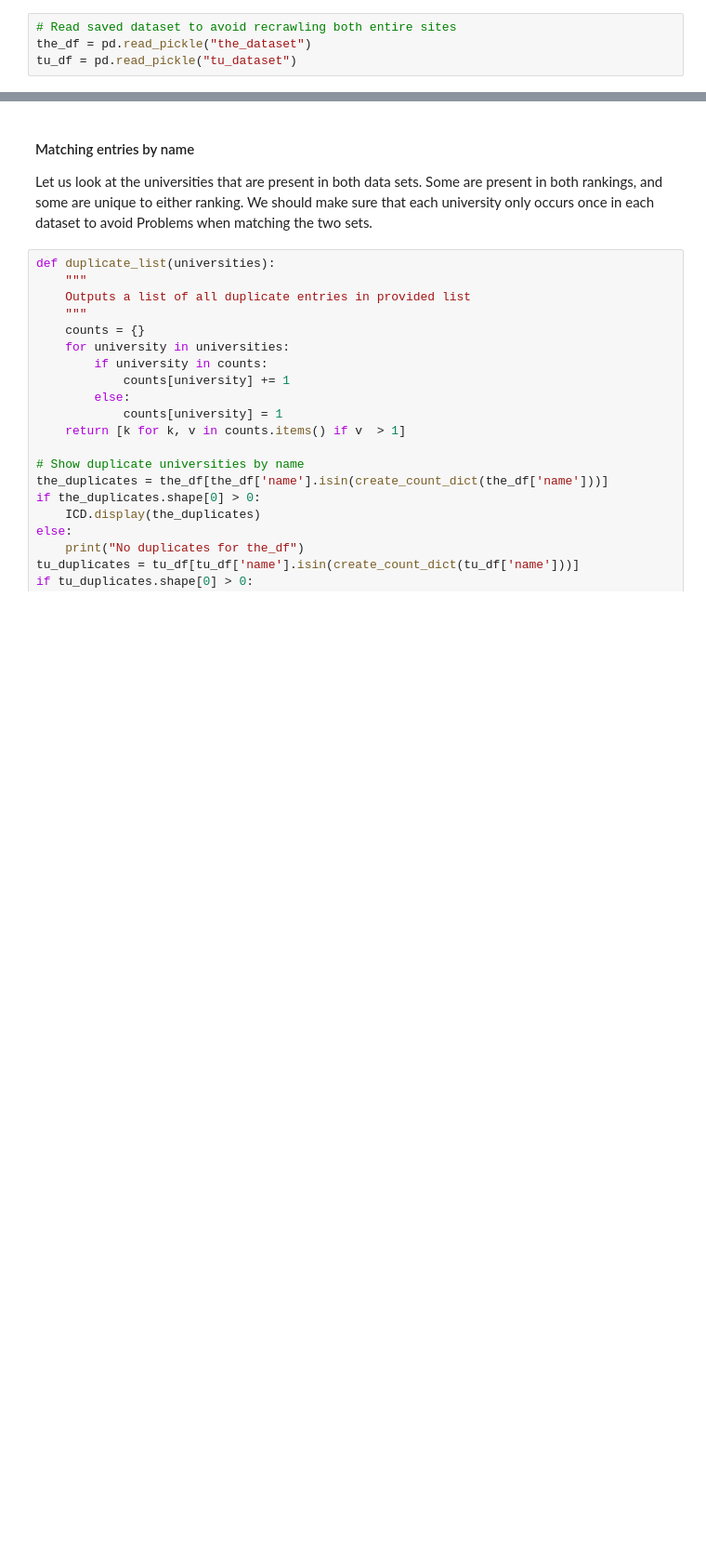
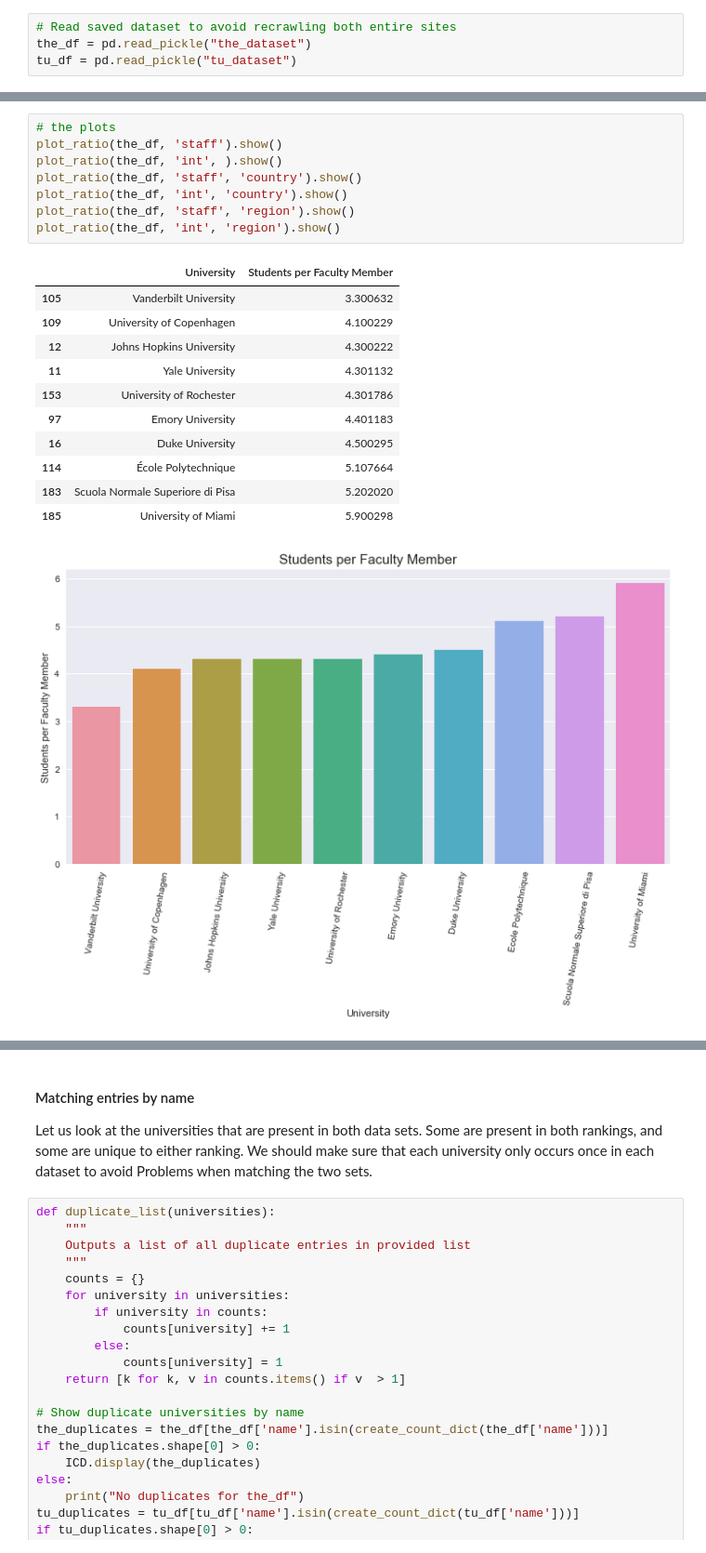
Before and after one commit to zenhaeus/cs-401, a Jupyter notebook: 02 - Data from the Web/Homework 2.ipynb, the cells around one changed output, grey strips where cells are left out. Shown at 93% size. Cells and saved outputs as stored; diff of their text form; blank space fills up the shorter version.

```diff
--- a/02 - Data from the Web/Homework 2.ipynb
+++ b/02 - Data from the Web/Homework 2.ipynb
@@ -237,0 +333,21 @@ tu_df = pd.read_pickle("tu_dataset")
+# %%
+# the plots
+plot_ratio(the_df, 'staff').show()
+plot_ratio(the_df, 'int', ).show()
+plot_ratio(the_df, 'staff', 'country').show()
+plot_ratio(the_df, 'int', 'country').show()
+plot_ratio(the_df, 'staff', 'region').show()
+plot_ratio(the_df, 'int', 'region').show()
+# %% [output]
+|  | University | Students per Faculty Member |
+| 105 | Vanderbilt University | 3.300632 |
+| 109 | University of Copenhagen | 4.100229 |
+| 12 | Johns Hopkins University | 4.300222 |
+| 11 | Yale University | 4.301132 |
+| 153 | University of Rochester | 4.301786 |
+| 97 | Emory University | 4.401183 |
+| 16 | Duke University | 4.500295 |
+| 114 | École Polytechnique | 5.107664 |
+| 183 | Scuola Normale Superiore di Pisa | 5.202020 |
+| 185 | University of Miami | 5.900298 |
+[figure, added]
```
Also changed, not shown: parts of 11 cells of this notebook.
